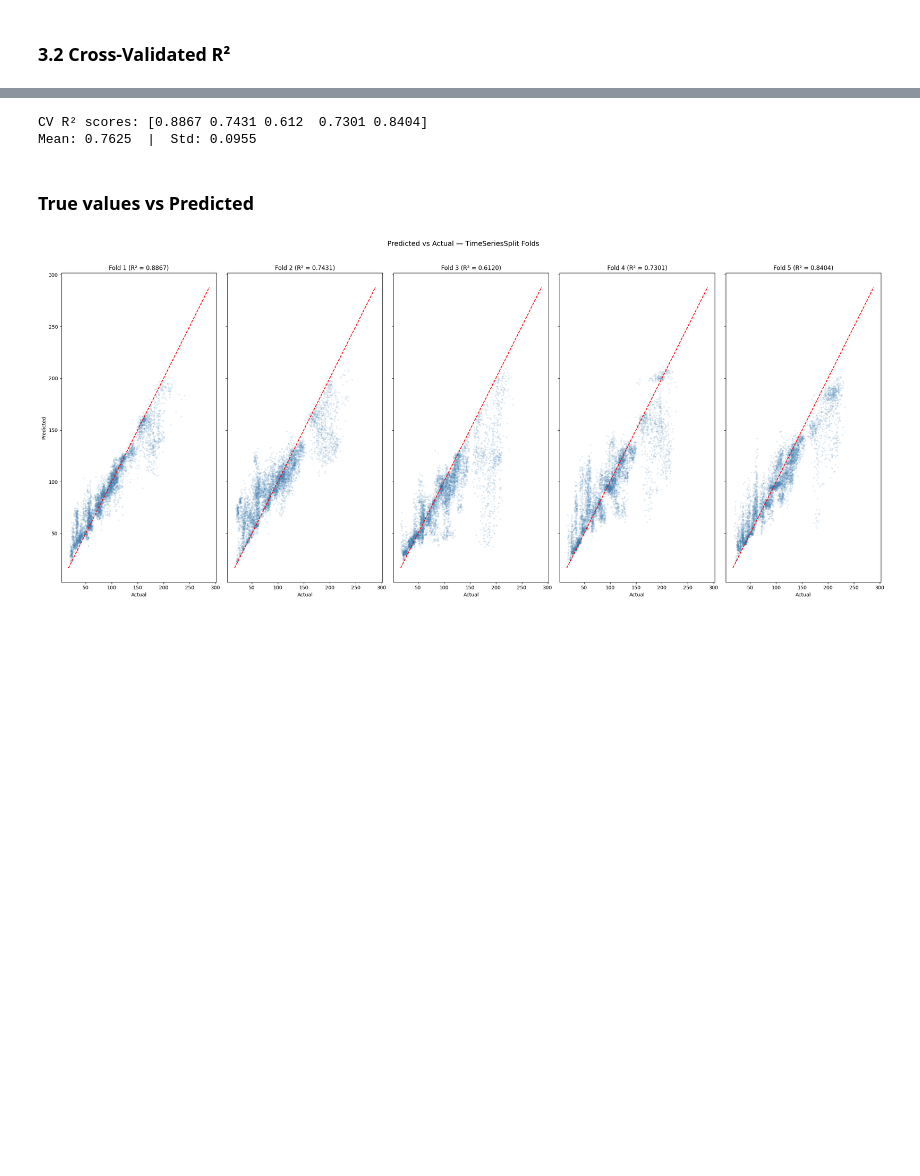
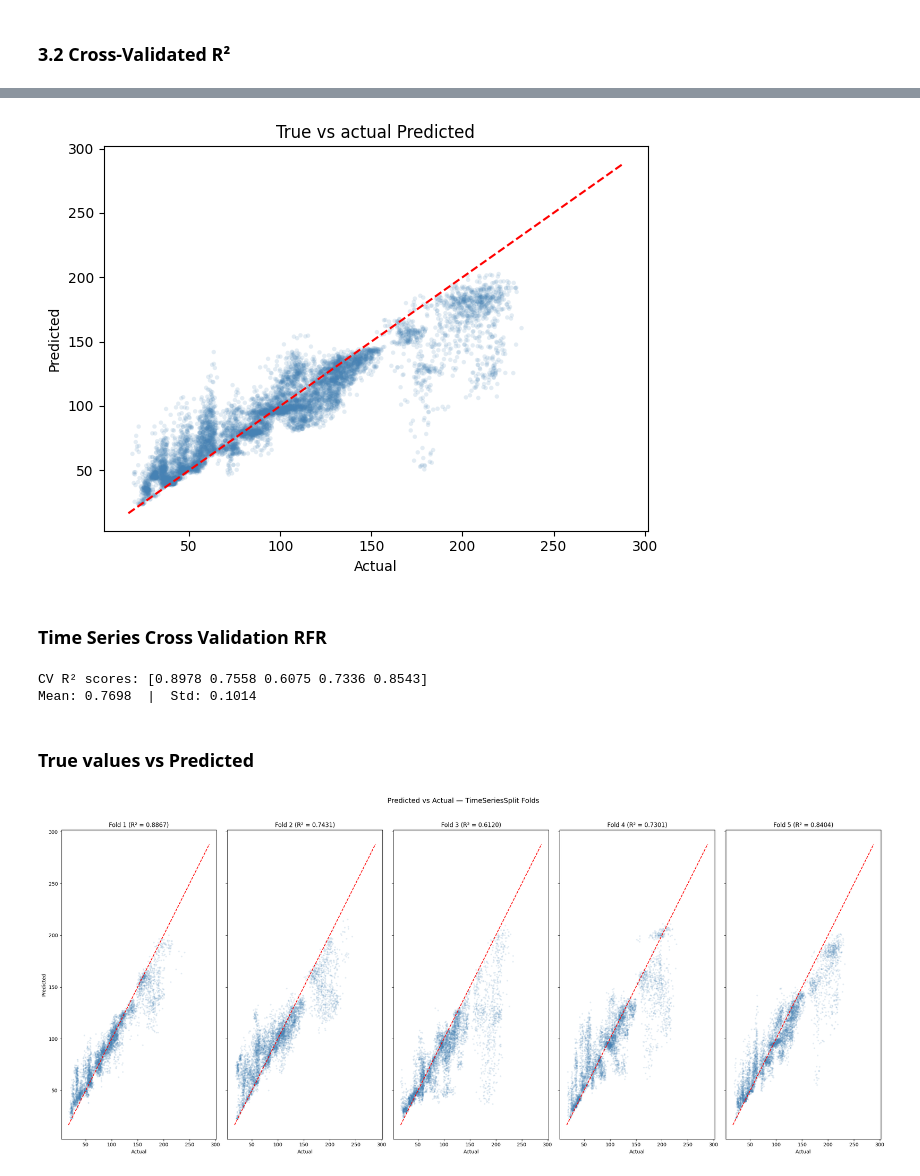
Before and after one commit to dsagher/CSE_881_Final_Project, a Jupyter notebook: combined_notebook.ipynb, the cells around one changed output, grey strips where cells are left out. Saved outputs shown, nothing was run; the diff lists cells and outputs as text; code cells hidden in the pictures; blank space fills up the shorter version.

```diff
--- a/combined_notebook.ipynb
+++ b/combined_notebook.ipynb
@@ -422,13 +419,32 @@ len(X.columns)
+# %%
+predictions = rfr.predict(X_test)
+plt.scatter(y_test, predictions, alpha=0.15, s=10, color='steelblue', edgecolors='none')
+
+lo = min(y.min(), predictions.min())
+hi = max(y.max(), predictions.max())
+plt.plot([lo, hi], [lo, hi], 'r--', linewidth=1.5)
+
+plt.title("True vs actual Predicted")
+plt.xlabel('Actual')
+plt.ylabel('Predicted')
+
+fig.suptitle('Predicted vs Actual — TimeSeriesSplit Folds', fontsize=14, y=1.02)
+plt.tight_layout()
+plt.show()
+# %% [output]
+[figure, added]
+# %% [markdown]
+### Time Series Cross Validation RFR
 # %%
-rfrv2 = RandomForestRegressor(random_state=SEED, max_features= "sqrt")
+rfr2 = RandomForestRegressor(n_estimators= 1000, random_state=SEED, max_features= "sqrt", n_jobs= -1)
 tscv = TimeSeriesSplit(n_splits=5)
-cv_scores = cross_val_score(rfrv2, X, y, cv=tscv, scoring='r2')
+cv_scores = cross_val_score(rfr2, X, y, cv=tscv, scoring='r2')
 
 print(f"CV R² scores: {cv_scores.round(4)}")
 print(f"Mean: {cv_scores.mean():.4f}  |  Std: {cv_scores.std():.4f}")
 # %% [output]
-CV R² scores: [0.8867 0.7431 0.612  0.7301 0.8404]
-Mean: 0.7625  |  Std: 0.0955
+CV R² scores: [0.8978 0.7558 0.6075 0.7336 0.8543]
+Mean: 0.7698  |  Std: 0.1014
 # %% [markdown]
 ### True values vs Predicted
 # %%
```
Also changed, not shown: parts of 12 cells of this notebook.
